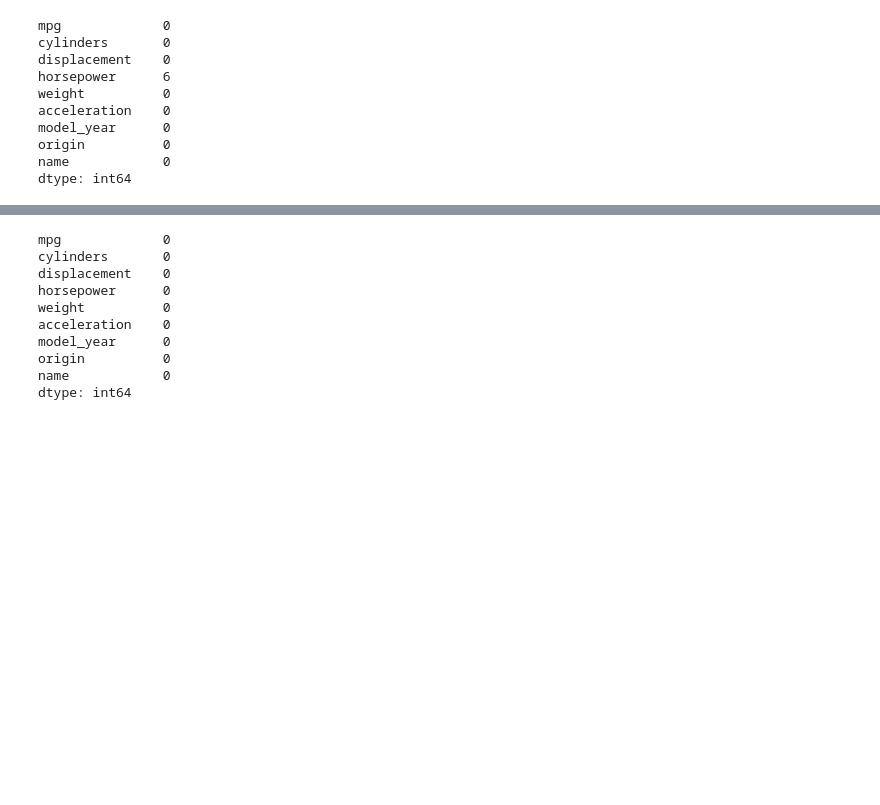
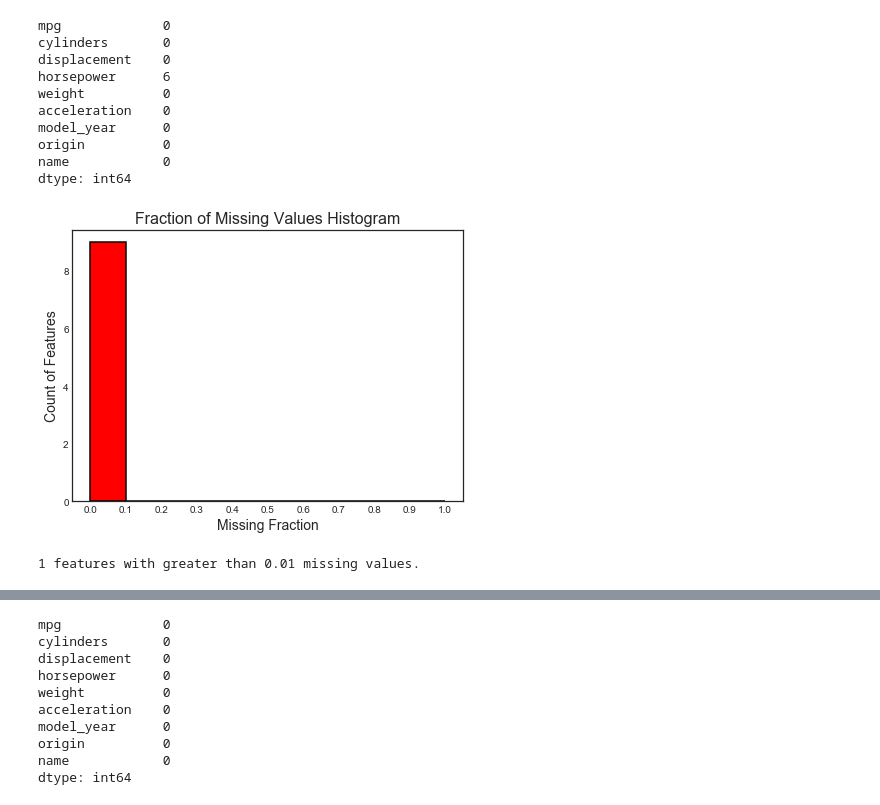
Before and after one commit to shaq31415926/Python-visualization, a Jupyter notebook: notebooks/01-sh-data-prep.ipynb, the cells around one changed output, grey strips where cells are left out. Drawn from its saved outputs; the diff is of its cells as text; code cells hidden in the pictures; blank space fills up the shorter version.

Commit message:
included correlation plots + missing data visualization

```diff
--- a/notebooks/01-sh-data-prep.ipynb
+++ b/notebooks/01-sh-data-prep.ipynb
@@ -111,6 +111,16 @@ model_year      0
 origin          0
 name            0
 dtype: int64
+# %%
+# for more advanced Python users - we could also visualize missing values
+from identify_missing import identify_missing # import the definitions
+
+missing_threshold = 0.01 # define a missing threshold
+
+identify_missing(df, missing_threshold)
+# %% [output]
+[figure, added]
+1 features with greater than 0.01 missing values.
 # %%
 df[df.horsepower.isnull()]
 
```
Also changed, not shown: parts of 5 cells of this notebook, 3 other files.
